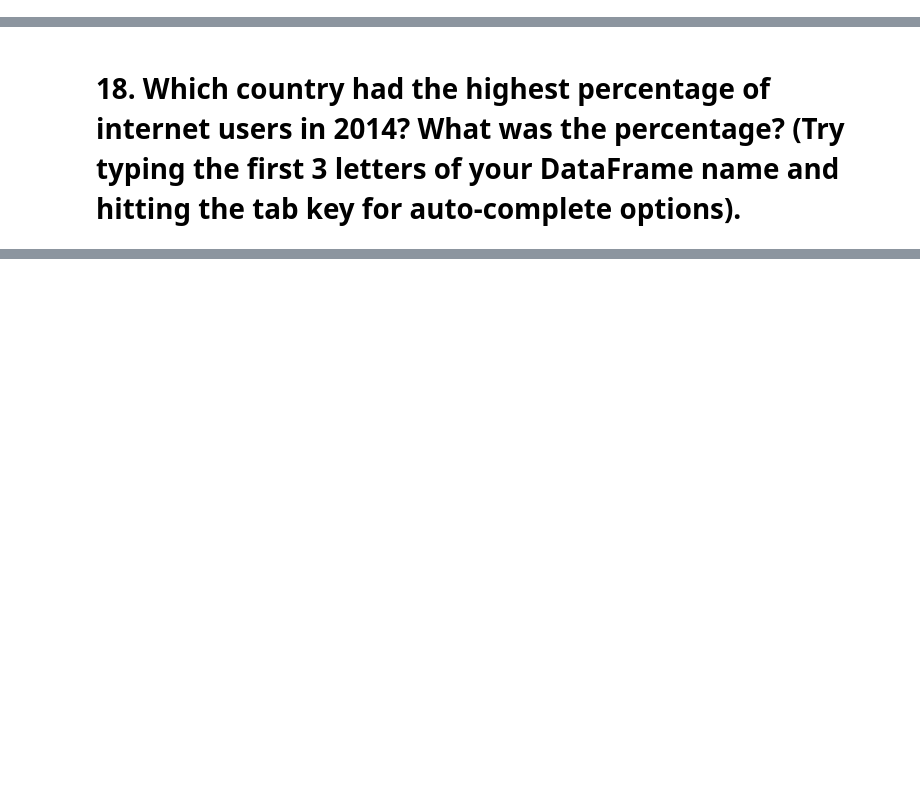
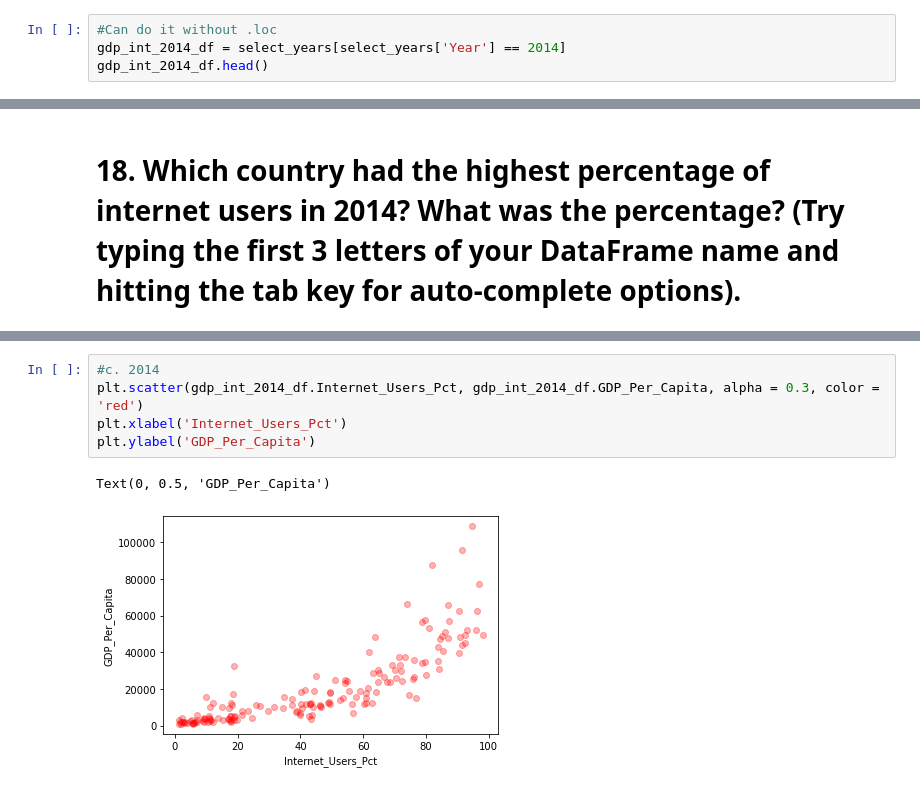
Before and after one commit to RyanButler47/gdp_-and_internet-RyanButler47, a Jupyter notebook: Notebooks/GDP_and_Internet_Exercises.ipynb, the cells around one changed output, grey strips where cells are left out. Cells and saved outputs as stored; diff of their text form; blank space fills up the shorter version.

```diff
--- a/Notebooks/GDP_and_Internet_Exercises.ipynb
+++ b/Notebooks/GDP_and_Internet_Exercises.ipynb
@@ -156,0 +195,4 @@ gdp_and_internet_use.tail()
+# %%
+#Can do it without .loc
+gdp_int_2014_df = select_years[select_years['Year'] == 2014]
+gdp_int_2014_df.head()
@@ -158,0 +291,8 @@ gdp_and_internet_use.tail()
+# %%
+#c. 2014
+plt.scatter(gdp_int_2014_df.Internet_Users_Pct, gdp_int_2014_df.GDP_Per_Capita, alpha = 0.3, color = 'red')
+plt.xlabel('Internet_Users_Pct')
+plt.ylabel('GDP_Per_Capita')
+# %% [output]
+Text(0, 0.5, 'GDP_Per_Capita')
+[figure, added]
```
Also changed, not shown: parts of 39 cells of this notebook.
